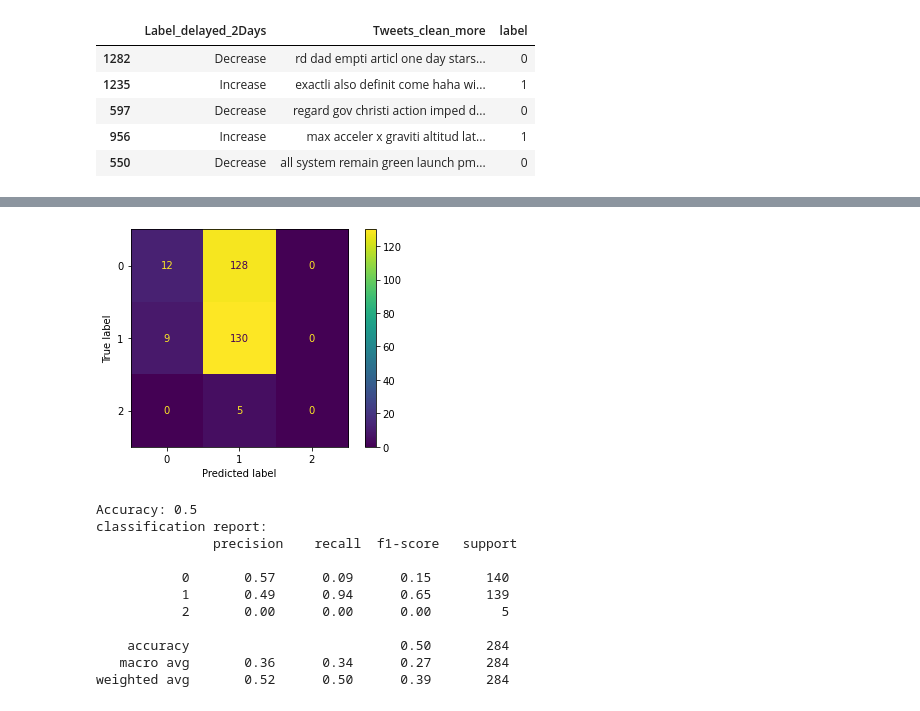
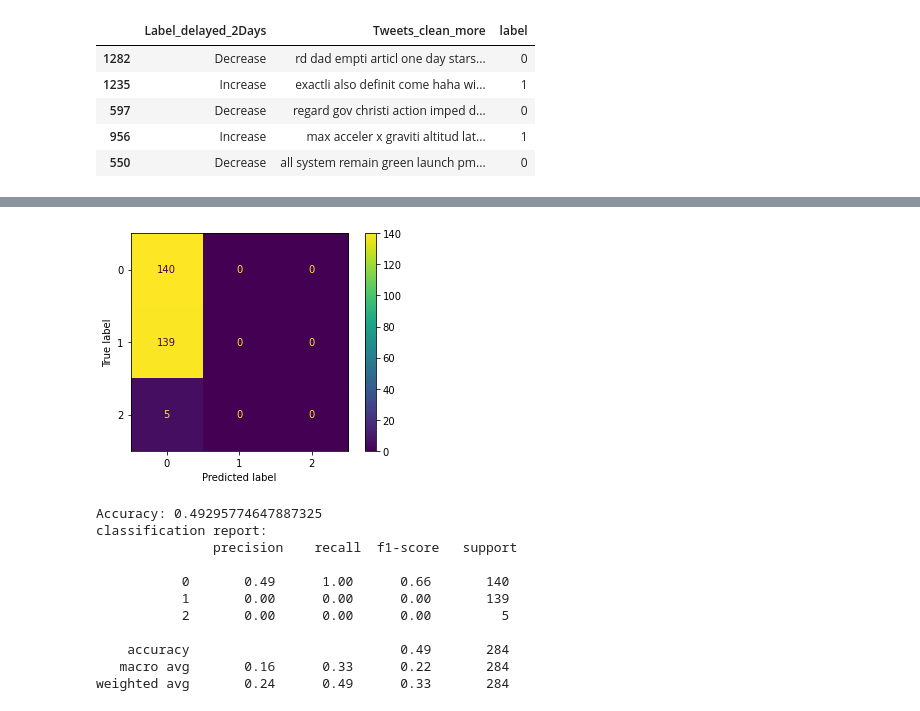
Before and after one commit to xiaodanlu/ANLY-580-Final-Project, a Jupyter notebook: Code/BERT2.ipynb, the cells around one changed output, grey strips where cells are left out. Saved outputs shown, nothing was run; the diff lists cells and outputs as text; code cells hidden in the pictures.

```diff
--- a/Code/BERT2.ipynb
+++ b/Code/BERT2.ipynb
@@ -108,5 +101,5 @@ model.compile(optimizer='Adam',
               loss='binary_crossentropy',
               metrics=['accuracy'])
 # %%
-history = model.fit(x_train, y_train, epochs=10)
+history = model.fit(x_train, y_train, epochs=5)
 # %% [output]
@@ -148,5 +131,5 @@ plt.plot(loss)
 y_pred = model.predict(x_test)
 y_pred = y_pred.flatten()
 
-y_pred = np.where(y_pred > 0.5, 1, 0)
+#y_pred = np.where(y_pred > 0.5, 1, 0)
 # %% [output]
@@ -154,26 +137,30 @@ y_pred = np.where(y_pred > 0.5, 1, 0)
+# %%
+y_hat = []
+for prob in y_pred:
+    y_hat.append(np.argmax(prob))
 # %%
 from sklearn.metrics import confusion_matrix, ConfusionMatrixDisplay, accuracy_score,classification_report
 
-cm = confusion_matrix(y_test,y_pred)
-acc = accuracy_score(y_test,y_pred)
+cm = confusion_matrix(y_test,y_hat)
+acc = accuracy_score(y_test,y_hat)
 
 disp = ConfusionMatrixDisplay(cm)
 disp.plot()
 plt.show()
 # %% [output]
-[figure, old version]
+[figure, new version]
 # %%
 print("Accuracy:",acc)
-print("classification report:\n",classification_report(y_test,y_pred))
+print("classification report:\n",classification_report(y_test,y_hat))
 # %% [output]
-Accuracy: 0.5
+Accuracy: 0.49295774647887325
 classification report:
                precision    recall  f1-score   support
 
-           0       0.57      0.09      0.15       140
-           1       0.49      0.94      0.65       139
+           0       0.49      1.00      0.66       140
+           1       0.00      0.00      0.00       139
            2       0.00      0.00      0.00         5
 
-    accuracy                           0.50       284
-   macro avg       0.36      0.34      0.27       284
-weighted avg       0.52      0.50      0.39       284
+    accuracy                           0.49       284
+   macro avg       0.16      0.33      0.22       284
+weighted avg       0.24      0.49      0.33       284
```
Also changed, not shown: parts of 8 cells of this notebook.
